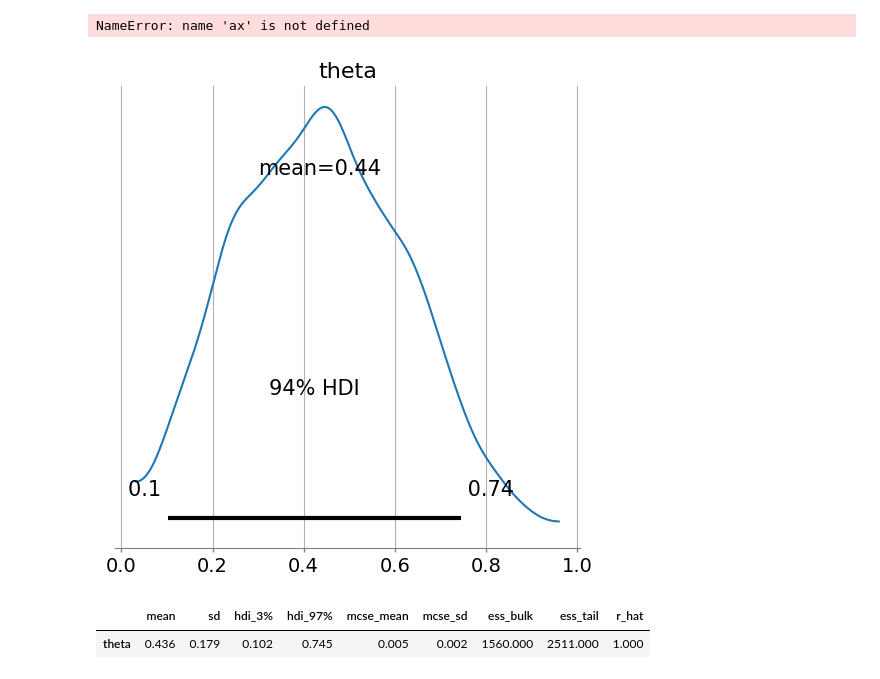
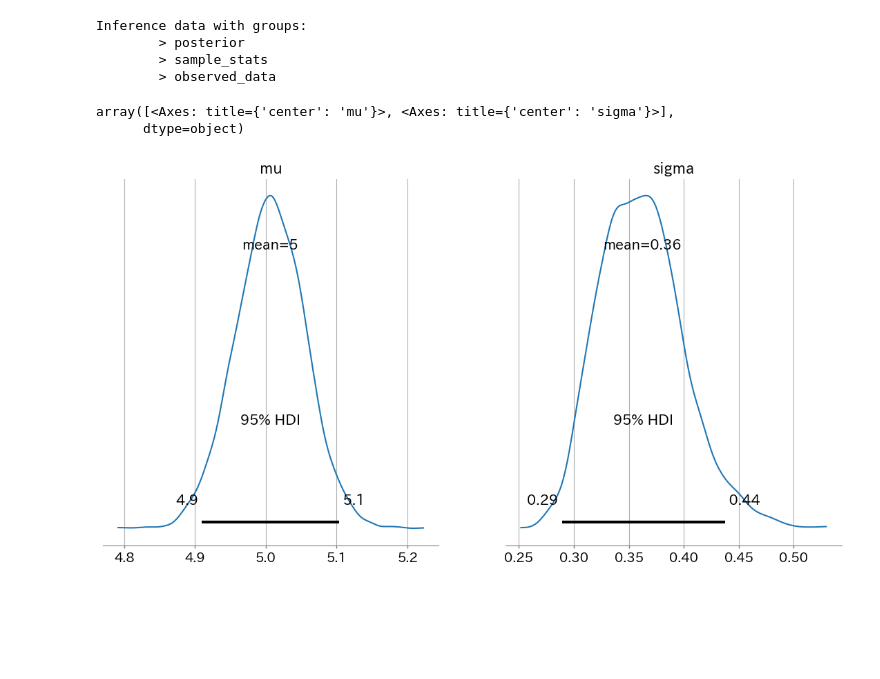
Before and after one commit to YutoAbe-jpn/testb, a Jupyter notebook: notebook/ beyse.ipynb, the cells around one changed output. Cells and saved outputs as stored; diff of their text form; code cells hidden in the pictures; blank space fills up the shorter version.

```diff
--- a/notebook/ beyse.ipynb
+++ b/notebook/ beyse.ipynb
@@ -69,13 +135,0 @@ plt.tight_layout();
-# %%
-az.plot_posterior(idata1_1)
-ax.set_xlim(0, 1)
-ax.set_title("事後分布")
-# %% [output]
-NameError: name 'ax' is not defined
-[figure, removed]
-# %%
-summary1_1 = az.summary(idata1_1)
-display(summary1_1)
-# %% [output]
-|  | mean | sd | hdi_3% | hdi_97% | mcse_mean | mcse_sd | ess_bulk | ess_tail | r_hat |
-| theta | 0.436 | 0.179 | 0.102 | 0.745 | 0.005 | 0.002 | 1560.000 | 2511.000 | 1.000 |
@@ -87,0 +136,13 @@ with model2:
+# %%
+idata1
+# %% [output]
+Inference data with groups:
+        > posterior
+        > sample_stats
+        > observed_data
+# %%
+az.plot_posterior(idata1, hdi_prob=0.95)
+# %% [output]
+array([<Axes: title={'center': 'mu'}>, <Axes: title={'center': 'sigma'}>],
+      dtype=object)
+[figure, added]
```
Also changed, not shown: parts of 38 cells of this notebook.
